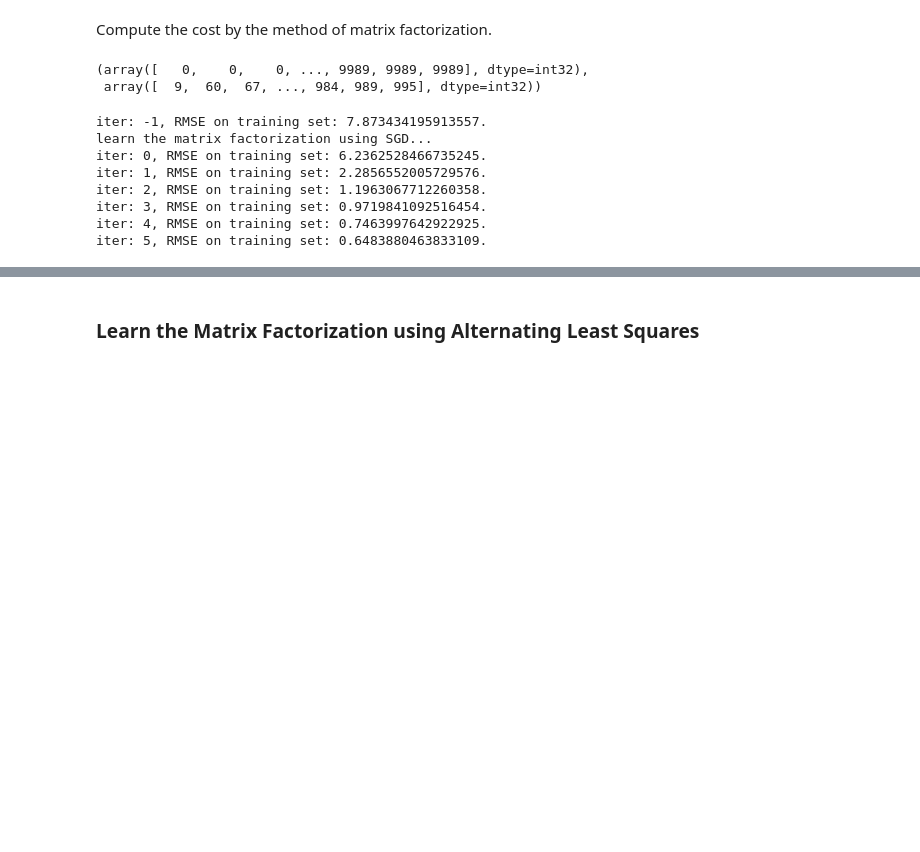
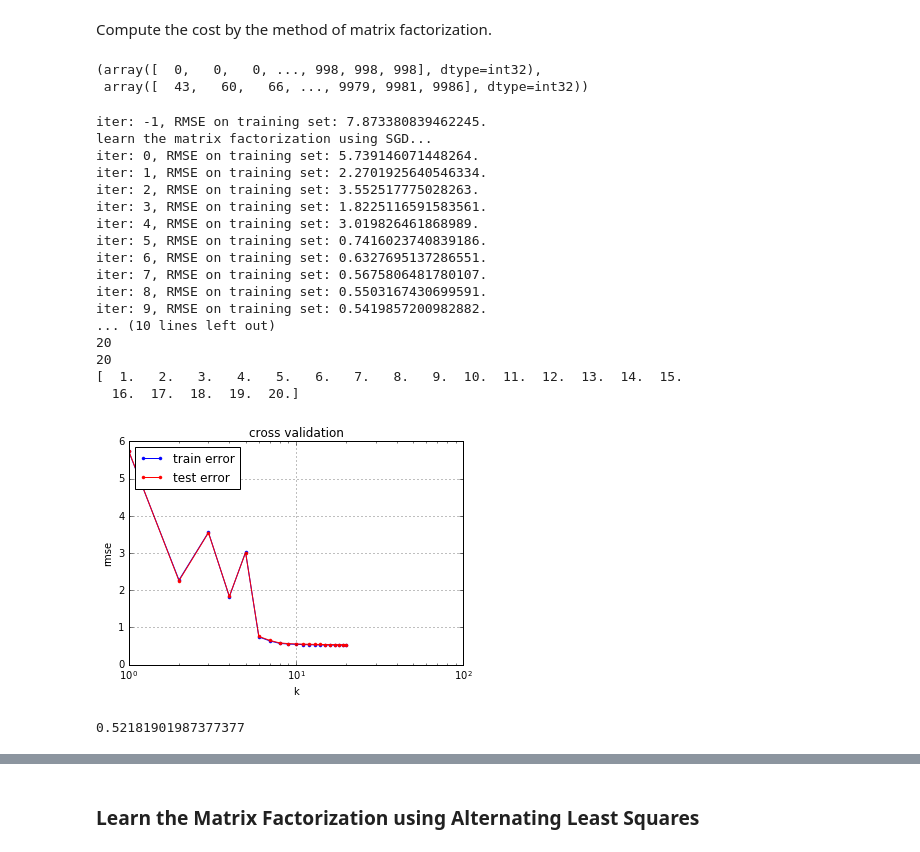
Before and after one commit to mthambipillai/recommender_system, a Jupyter notebook: Notebook/ex10.ipynb, the cells around one changed output, grey strips where cells are left out. Cells and saved outputs as stored; diff of their text form; code cells hidden in the pictures; blank space fills up the shorter version.

```diff
--- a/Notebook/ex10.ipynb
+++ b/Notebook/ex10.ipynb
@@ -128,5 +130,15 @@ def baseline_user_mean(train, test):
 
     return train_means, test_means
 
-baseline_user_mean(train, test)[0].shape
+mean = baseline_user_mean(train, test)
+print(mean[0].shape)
+means = mean[0].tolist()
+print(train.shape)
+pred = np.ones(train.shape)
+for col in range(train.shape[1]):
+    pred[:,col] *= means[0][col]
+nz = valid_ratings.nonzero()
+diff = valid_ratings[nz] - pred[nz]
+rmse = 1/2 * np.sum(np.square(diff)) / len(nz[0])
+rmse
 # %% [output]
@@ -138,12 +152,24 @@ def baseline_item_mean(train, test):
     """baseline method: use item means as the prediction."""
     mse = 0
     num_items, num_users = train.shape
-    print(train.shape)
 
     train_means = train.sum(axis = 1) / (train.getnnz(axis=1)+1e-12).reshape(num_items, 1)
     test_means = test.sum(axis = 1) / (test.getnnz(axis=1)+1e-12).reshape(num_items, 1)
 
     return train_means, test_means
 
-baseline_item_mean(train, test)
+mean = baseline_item_mean(train, test)
+print(mean[0].shape)
+means = mean[0].tolist()
+print(len(means))
+print(train.shape)
+pred = np.ones(train.shape)
+for col in range(train.shape[0]):
+    pred[col,:] *= means[col]
+nz = valid_ratings.nonzero()
+diff = valid_ratings[nz] - pred[nz]
+rmse = 1/2 * np.sum(np.square(diff)) / len(nz[0])
+print(rmse)
+
+exportSubmission("data/submission_item_mean.csv", pred)
 # %% [output]
@@ -201,19 +218,17 @@ user_features, item_features = init_MF(train, 20)
 compute_error(train, user_features, item_features, train.nonzero())
 train.nonzero()
 # %% [output]
-(array([   0,    0,    0, ..., 9989, 9989, 9989], dtype=int32),
- array([  9,  60,  67, ..., 984, 989, 995], dtype=int32))
+(array([  0,   0,   0, ..., 998, 998, 998], dtype=int32),
+ array([  43,   60,   66, ..., 9979, 9981, 9986], dtype=int32))
 # %%
 from plots import visualization
 
-def matrix_factorization_SGD(train, test):
+def matrix_factorization_SGD(train, test, num_epochs=20, num_features=20):
     """matrix factorization by SGD."""
     # define parameters
-    gamma = 0.001
-    num_features = 20   # K in the lecture notes
+    gamma = 0.005
     lambda_user = 0.1
     lambda_item = 0.7
-    num_epochs = 50     # number of full passes through the train set
     errors = []
     errors_test = []
 
@@ -246,7 +261,8 @@ def matrix_factorization_SGD(train, test):
         mult = item_features @ user_features.T
         item_grad = np.zeros(item_features.shape)
         user_grad = np.zeros(user_features.shape)
-        for d, n in nz_train:
+        nb = int(len(nz_train)/4)
+        for d, n in nz_train[:nb]:
         # ***************************************************
         # INSERT YOUR CODE HERE
         # TODO
@@ -278,14 +294,29 @@ def matrix_factorization_SGD(train, test):
     print(np.linspace(1,num_epochs,num_epochs))
     visualization(np.linspace(1,num_epochs,num_epochs),errors,errors_test)
 
-
-matrix_factorization_SGD(train, test)
+    return user_features, item_features
-# %% [output]
-iter: -1, RMSE on training set: 7.873434195913557.
-learn the matrix factorization using SGD...
-iter: 0, RMSE on training set: 6.2362528466735245.
-iter: 1, RMSE on training set: 2.2856552005729576.
-iter: 2, RMSE on training set: 1.1963067712260358.
-iter: 3, RMSE on training set: 0.9719841092516454.
-iter: 4, RMSE on training set: 0.7463997642922925.
-iter: 5, RMSE on training set: 0.6483880463833109.
+# %%
+user_features, item_features = matrix_factorization_SGD(train, test)
+# %% [output]
+iter: -1, RMSE on training set: 7.873380839462245.
+learn the matrix factorization using SGD...
+iter: 0, RMSE on training set: 5.739146071448264.
+iter: 1, RMSE on training set: 2.2701925640546334.
+iter: 2, RMSE on training set: 3.552517775028263.
+iter: 3, RMSE on training set: 1.8225116591583561.
+iter: 4, RMSE on training set: 3.019826461868989.
+iter: 5, RMSE on training set: 0.7416023740839186.
+iter: 6, RMSE on training set: 0.6327695137286551.
+iter: 7, RMSE on training set: 0.5675806481780107.
+iter: 8, RMSE on training set: 0.5503167430699591.
+iter: 9, RMSE on training set: 0.5419857200982882.
+... (10 lines left out)
+20
+20
+[  1.   2.   3.   4.   5.   6.   7.   8.   9.  10.  11.  12.  13.  14.  15.
+  16.  17.  18.  19.  20.]
+[figure, added]
+# %%
+compute_error(valid_ratings, user_features, item_features, valid_ratings.nonzero())
+# %% [output]
+0.52181901987377377
```
Also changed, not shown: parts of 11 cells of this notebook, 6 other files.
